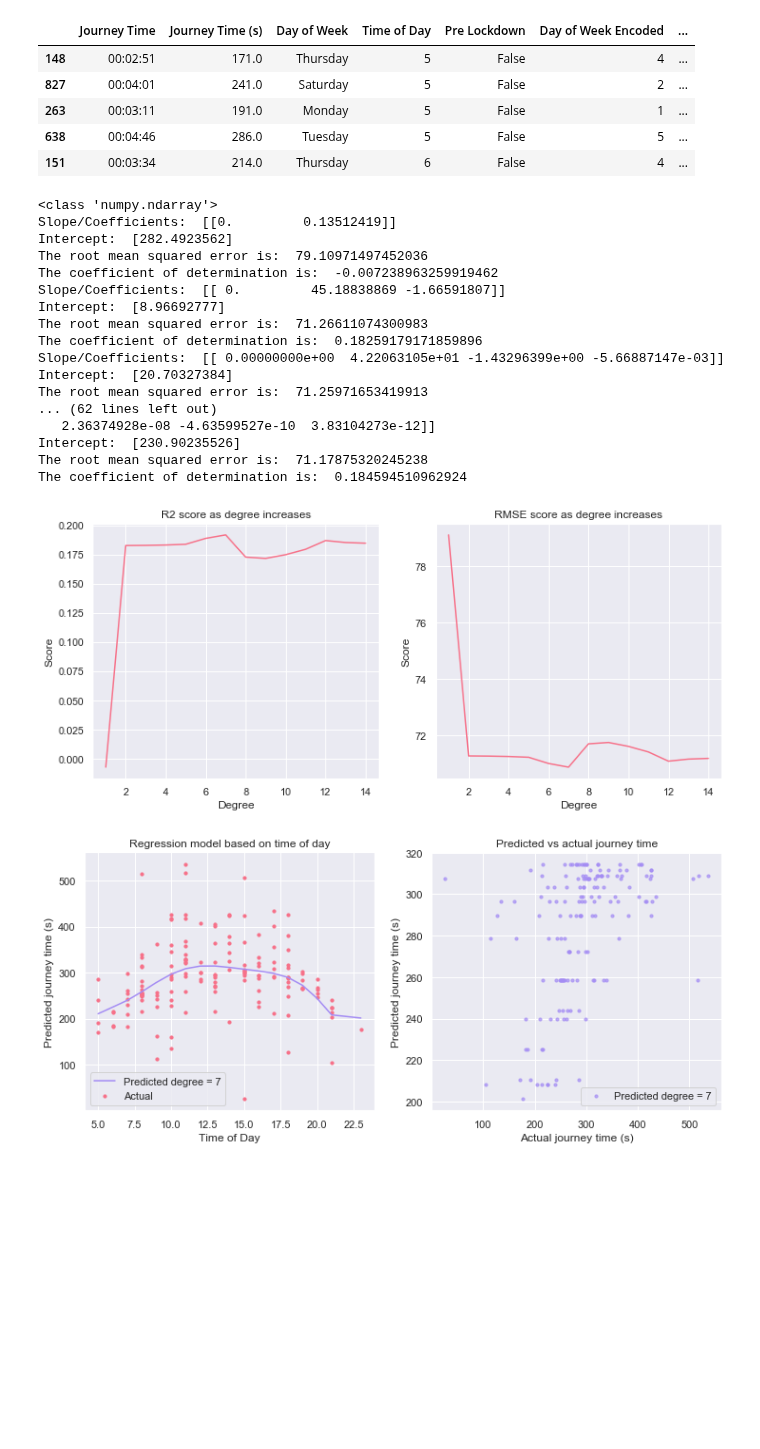
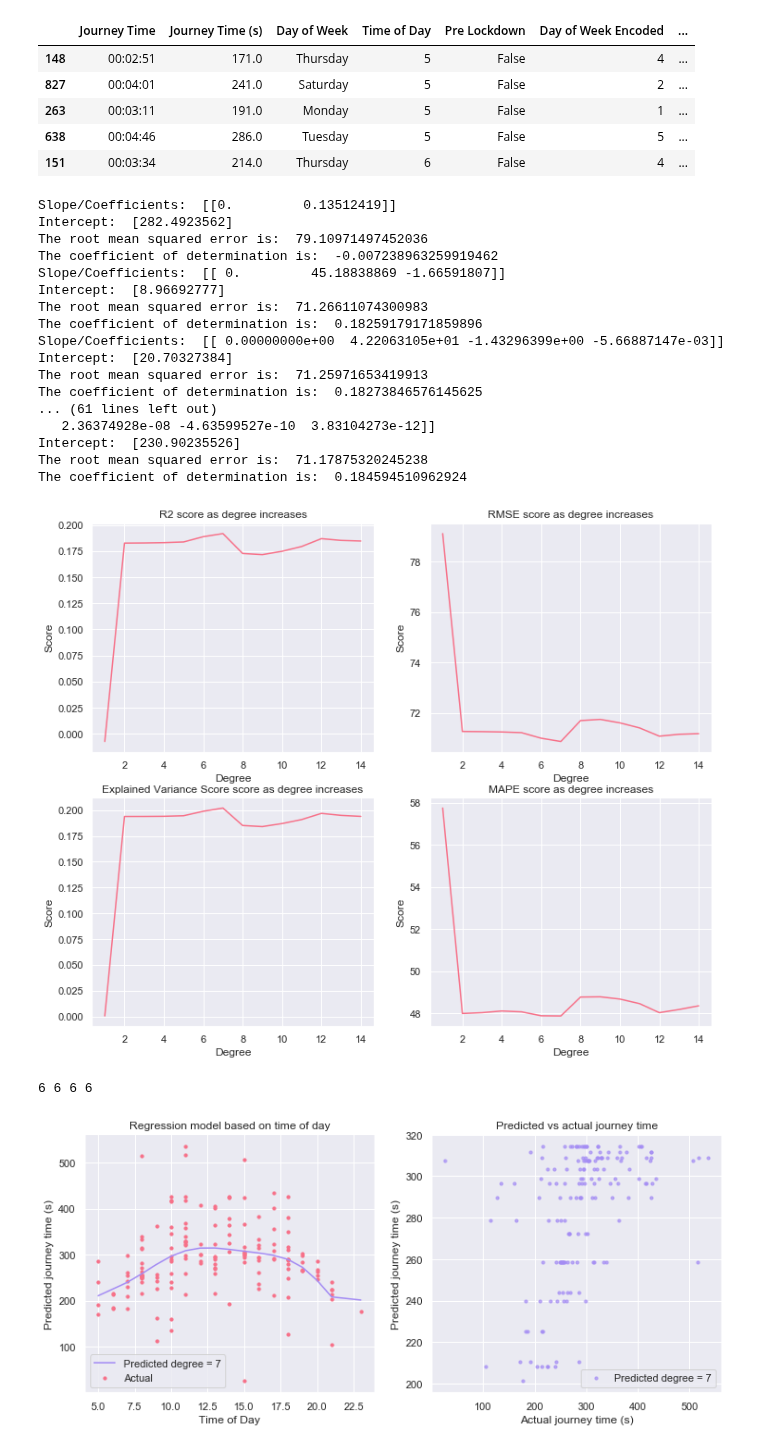
Before and after one commit to serenelc/individual-project-beng, a Jupyter notebook: regression-model.ipynb, the cells around one changed output. Drawn from its saved outputs; the diff is of its cells as text; code cells hidden in the pictures; blank space fills up the shorter version.

Commit message:
Including mape and evs as measure of success for regression model

```diff
--- a/regression-model.ipynb
+++ b/regression-model.ipynb
@@ -419,7 +421,7 @@ validation_time_of_day.head()
 | 638 | 00:04:46 | 286.0 | Tuesday | 5 | False | 5 | ... |
 | 151 | 00:03:34 | 214.0 | Thursday | 6 | False | 4 | ... |
 # %%
-from sklearn.metrics import mean_squared_error, r2_score
+from sklearn.metrics import mean_squared_error, r2_score, explained_variance_score, mean_absolute_error
 from sklearn.preprocessing import PolynomialFeatures
 
 def poly_regression_timeofday(degree):
@@ -442,6 +444,8 @@ def poly_regression_timeofday(degree):
     mse = mean_squared_error(y_test, y_pred)
     rmse = np.sqrt(mse)
     r2 = r2_score(y_test, y_pred)
+    evs = explained_variance_score(y_test, y_pred)
+    mape = mean_absolute_error(y_test, y_pred)
 
     print('Slope/Coefficients: ', linreg.coef_)
     print('Intercept: ', linreg.intercept_)
@@ -449,21 +453,24 @@ def poly_regression_timeofday(degree):
     # coefficient of determination = 1 is perfect prediction
     print('The coefficient of determination is: ', r2)
 
-    return y_test, y_pred, rmse, r2
+    return y_test, y_pred, rmse, r2, evs, mape
 
 y_pred_tods = []
 rmse_tods = []
 r2_tods = []
+evs_tods = []
+mape_tods = []
 y_test_tod = []
 
 for i in range(1, 15):
-    y_test_tod, y_pred_tod, rmse_tod, r2_tod = poly_regression_timeofday(i)
+    y_test_tod, y_pred_tod, rmse_tod, r2_tod, evs_tod, mape_tod = poly_regression_timeofday(i)
 
     y_pred_tods.append(y_pred_tod)
     rmse_tods.append(rmse_tod)
     r2_tods.append(r2_tod)
+    evs_tods.append(evs_tod)
+    mape_tods.append(mape_tod)
 # %% [output]
-<class 'numpy.ndarray'>
 Slope/Coefficients:  [[0.         0.13512419]]
 Intercept:  [282.4923562]
 The root mean squared error is:  79.10971497452036
@@ -475,32 +482,50 @@ The coefficient of determination is:  0.18259179171859896
 Slope/Coefficients:  [[ 0.00000000e+00  4.22063105e+01 -1.43296399e+00 -5.66887147e-03]]
 Intercept:  [20.70327384]
 The root mean squared error is:  71.25971653419913
-... (62 lines left out)
+The coefficient of determination is:  0.18273846576145625
+... (61 lines left out)
    2.36374928e-08 -4.63599527e-10  3.83104273e-12]]
 Intercept:  [230.90235526]
 The root mean squared error is:  71.17875320245238
 The coefficient of determination is:  0.184594510962924
 # %%
-fig, ax = plt.subplots(figsize=(12,5), nrows = 1, ncols = 2)
+fig, ax = plt.subplots(figsize=(12,10), nrows = 2, ncols = 2)
 
-ax[0].plot([i for i in range(1, len(r2_tods) + 1)], r2_tods)
-ax[0].set_title("R2 score as degree increases")
-ax[0].set_xlabel("Degree")
-ax[0].set_ylabel("Score")
+ax[0][0].plot([i for i in range(1, len(r2_tods) + 1)], r2_tods)
+ax[0][0].set_title("R2 score as degree increases")
+ax[0][0].set_xlabel("Degree")
+ax[0][0].set_ylabel("Score")
 
-ax[1].plot([i for i in range(1, len(rmse_tods) + 1)], rmse_tods)
-ax[1].set_title("RMSE score as degree increases")
-ax[1].set_xlabel("Degree")
-ax[1].set_ylabel("Score")
+ax[0][1].plot([i for i in range(1, len(rmse_tods) + 1)], rmse_tods)
+ax[0][1].set_title("RMSE score as degree increases")
+ax[0][1].set_xlabel("Degree")
+ax[0][1].set_ylabel("Score")
+
+ax[1][0].plot([i for i in range(1, len(evs_tods) + 1)], evs_tods)
+ax[1][0].set_title("Explained Variance Score score as degree increases")
+ax[1][0].set_xlabel("Degree")
+ax[1][0].set_ylabel("Score")
+
+ax[1][1].plot([i for i in range(1, len(mape_tods) + 1)], mape_tods)
+ax[1][1].set_title("MAPE score as degree increases")
+ax[1][1].set_xlabel("Degree")
+ax[1][1].set_ylabel("Score")
 
 plt.show()
 # %% [output]
-[figure, old version]
+[figure, new version]
 # %%
 best_r2_tod = max(r2_tods)
 best_rmse_tod = min(rmse_tods)
+best_evs_tod = max(evs_tods)
+best_mape_tod = min(mape_tods)
 best_r2_tod_index = r2_tods.index(best_r2_tod)
 best_rmse_tod_index = rmse_tods.index(best_rmse_tod)
+best_evs_tod_index = evs_tods.index(best_evs_tod)
+best_mape_tod_index = mape_tods.index(best_mape_tod)
+print(best_r2_tod_index, best_rmse_tod_index, best_evs_tod_index, best_mape_tod_index)
+# %% [output]
+6 6 6 6
 # %%
 import operator
 
```
Also changed, not shown: parts of 6 cells of this notebook, 52 other files.
